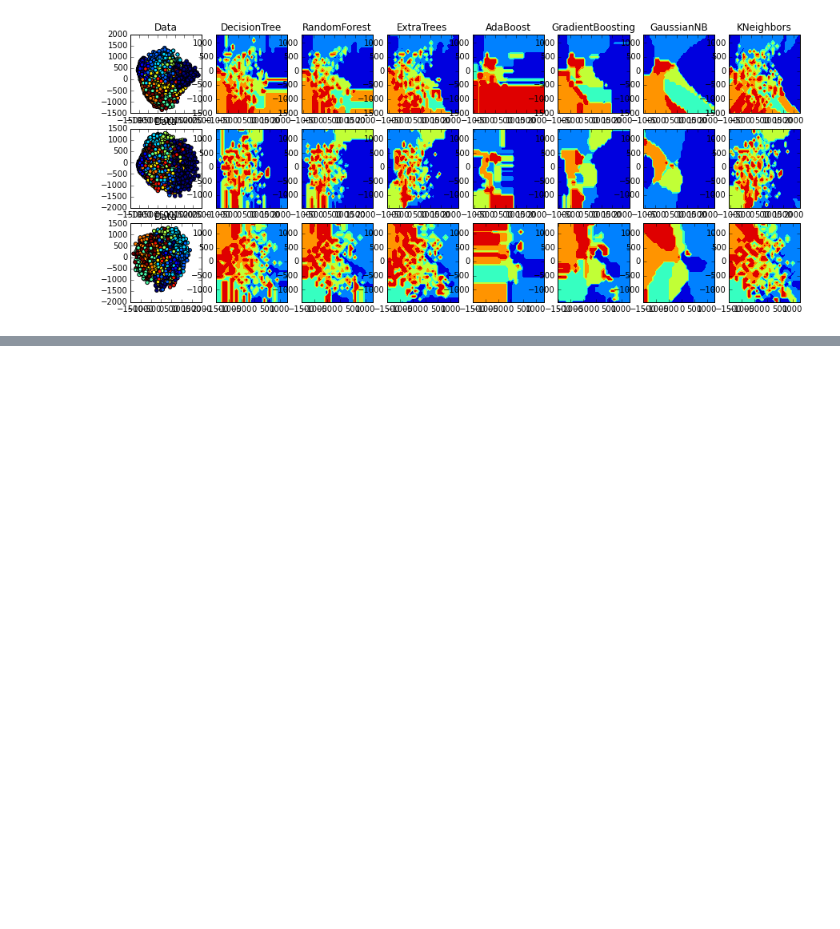
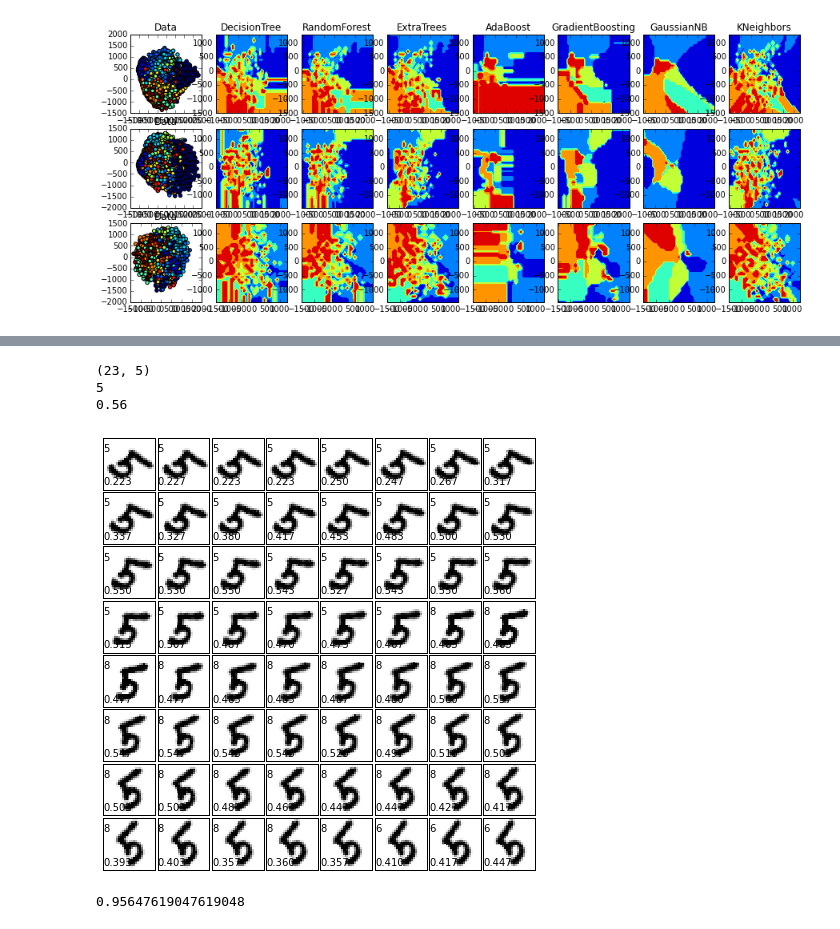
Before and after one commit to inmidvideo/kaggle-mnist, a Jupyter notebook: python/mnist_test.ipynb, the cells around one changed output, grey strips where cells are left out. Cells and saved outputs as stored; diff of their text form; code cells hidden in the pictures; blank space fills up the shorter version.

```diff
--- a/python/mnist_test.ipynb
+++ b/python/mnist_test.ipynb
@@ -224,0 +239,26 @@ with open("predicted.txt", 'w') as f:
+# %%
+pred = clf.predict(X_rot)
+prob = clf.predict_proba(X_rot)
+max_prob = numpy.unravel_index(prob.argmax(), prob.shape)
+print max_prob
+print pred[max_prob[0]]
+print prob[max_prob]
+# %% [output]
+(23, 5)
+5
+0.56
+# %%
+# copied from notebook 02A_representation_of_data.ipynb
+fig = plt.figure(figsize=(6, 6))  # figure size in inches
+fig.subplots_adjust(left=0, right=1, bottom=0, top=1, hspace=0.05, wspace=0.05)
+
+# plot the digits: each image is 8x8 pixels
+for i in range(64):
+    ax = fig.add_subplot(8, 8, i + 1, xticks=[], yticks=[])
+    ax.imshow(X_rot[i].reshape(28, 28), cmap=plt.cm.Greys, interpolation='nearest')
+
+    # label the image with the target value
+    ax.text(0, 7, str(pred[i]))
+    ax.text(0, 25, "%1.3f" % max(prob[i,:]))
+# %% [output]
+[figure, added]
@@ -224,0 +275,6 @@ with open("predicted.txt", 'w') as f:
+# %%
+# accuracy
+matches = (pred_rot == expected)
+matches.sum() / float(len(matches))
+# %% [output]
+0.95647619047619048
```
Also changed, not shown: parts of 12 cells of this notebook, 1 other file.
